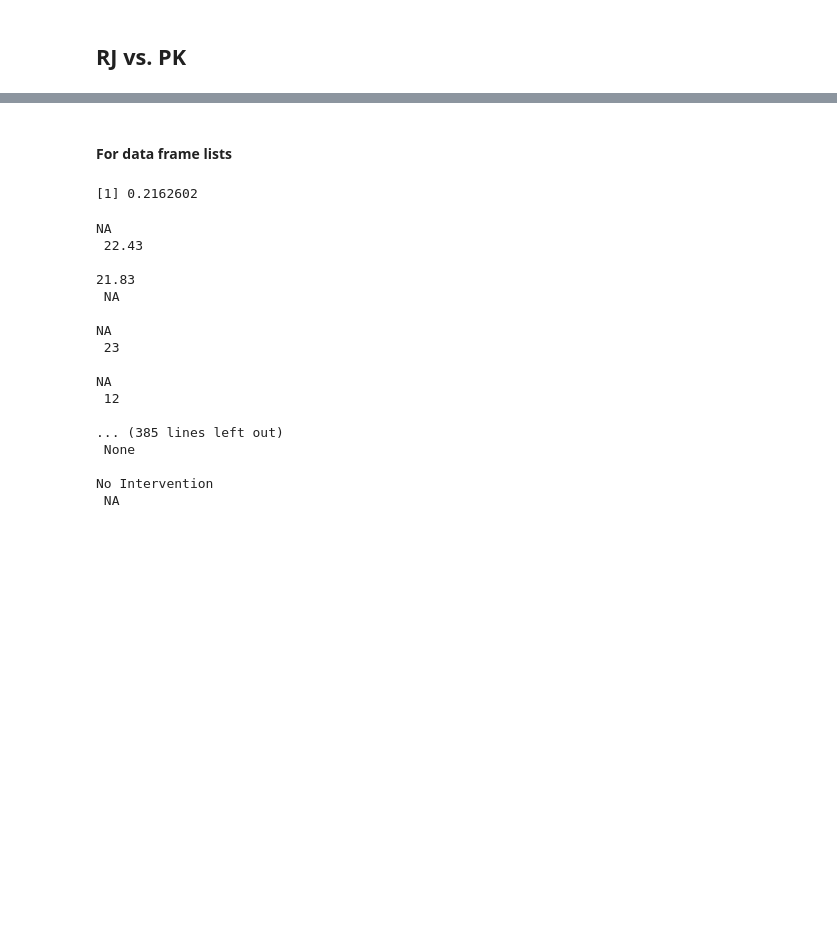
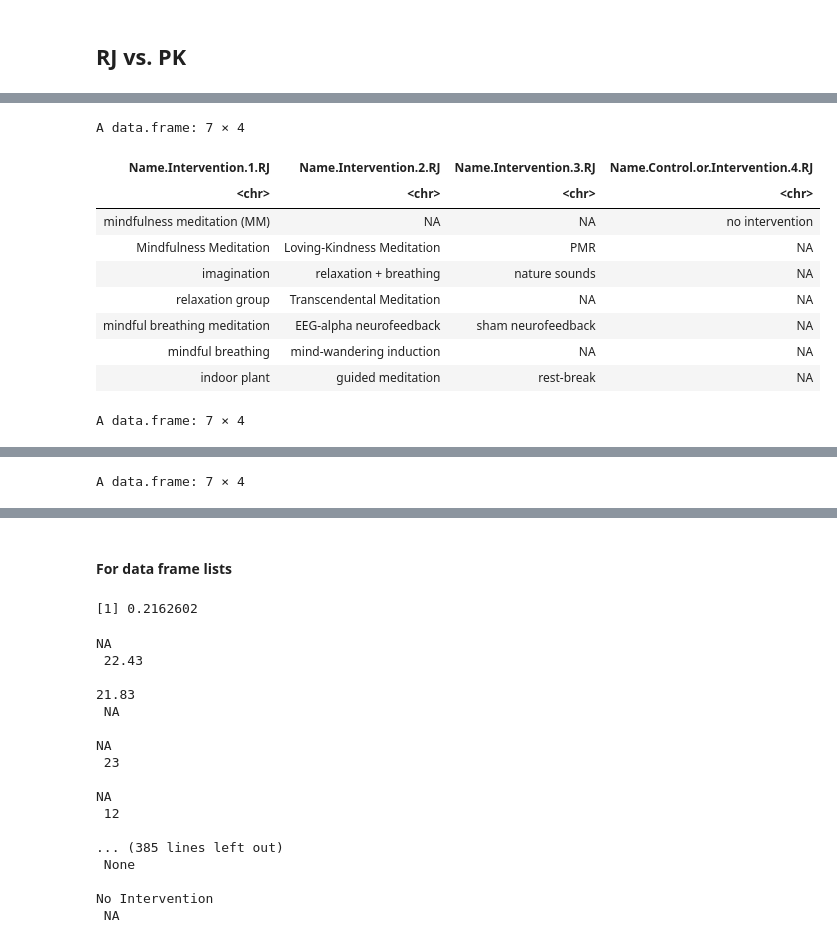
Before and after one commit to abc4322/MA_Meta_Analyses, a Jupyter notebook: Meta.Analysis-find out data extraction inter-rater reliability without pre-processing functions.ipynb, the cells around one changed output, grey strips where cells are left out. Saved outputs shown, nothing was run; the diff lists cells and outputs as text; code cells hidden in the pictures; blank space fills up the shorter version.

```diff
--- a/Meta.Analysis-find out data extraction inter-rater reliability without pre-processing functions.ipynb
+++ b/Meta.Analysis-find out data extraction inter-rater reliability without pre-processing functions.ipynb
@@ -556,0 +529,16 @@ ERROR: Error in `left_join()`:
+# %%
+# function to reoder the rows' values based on orders_vec
+swap_vals_row_iter <- function(df, orders_vec){
+
+  # check equal df and orders_vec shape
+  orders_vec_col_num <- length(str_split(orders_vec[1], "")[[1]])
+  if (length(orders_vec) != nrow(df) | orders_vec_col_num != ncol(df))
+    stop(paste0("Shape of df and orders_vec is not equal; df shape: ", nrow(df), "/", ncol(df), "; orders_vec shape: ", length(orders_vec), "/", orders_vec_col_num))
+
+  # iterate over rows of df and reorder values within each row
+  for (row in seq_row(df)){
+    new_order <- as.numeric(str_split(orders_vec[row], "")[[1]])
+    df[row, ] <- df[row, new_order]
+  }
+  df
+}
@@ -556,0 +662,14 @@ ERROR: Error in `left_join()`:
+# %%
+swap_vals_col_iter(join_df_PK, "Name.Intervention.1.PK", "Name.Control.or.Intervention.4.PK", orders_vec, inter = 0)
+# %% [output]
+A data.frame: 7 × 4
+| Name.Intervention.1.RJ | Name.Intervention.2.RJ | Name.Intervention.3.RJ | Name.Control.or.Intervention.4.RJ |
+| <chr> | <chr> | <chr> | <chr> |
+| mindfulness meditation (MM) | NA | NA | no intervention |
+| Mindfulness Meditation | Loving-Kindness Meditation | PMR | NA |
+| imagination | relaxation + breathing | nature sounds | NA |
+| relaxation group | Transcendental Meditation | NA | NA |
+| mindful breathing meditation | EEG-alpha neurofeedback | sham neurofeedback | NA |
+| mindful breathing | mind-wandering induction | NA | NA |
+| indoor plant | guided meditation | rest-break | NA |
+A data.frame: 7 × 4
@@ -556,0 +685 @@ ERROR: Error in `left_join()`:
+A data.frame: 7 × 4
```
Also changed, not shown: parts of 16 cells of this notebook.
